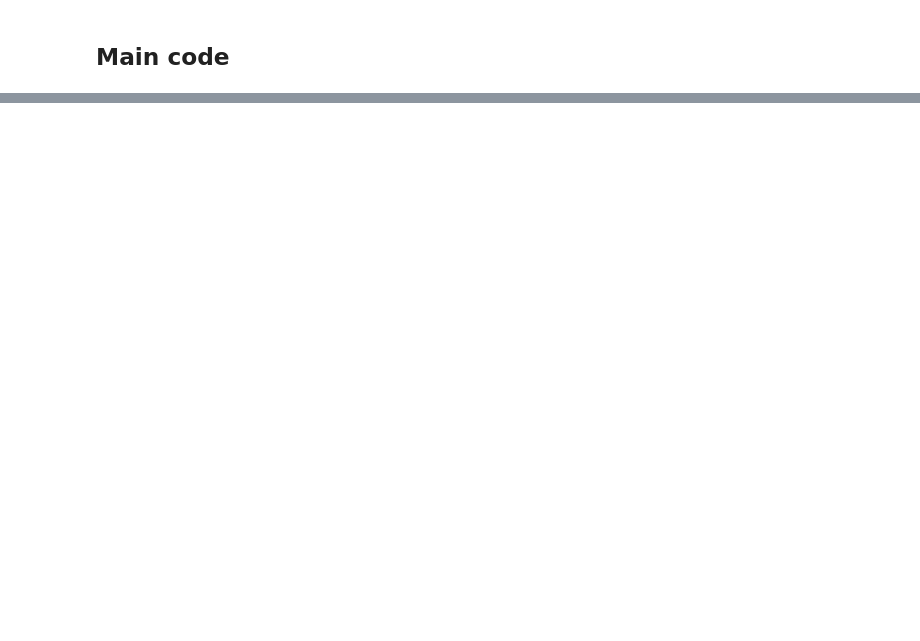
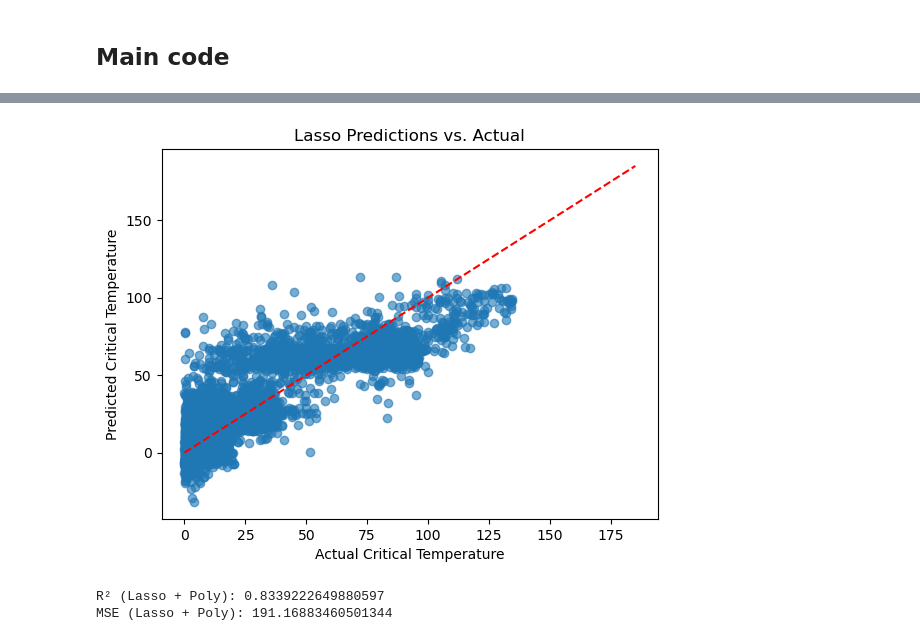
Before and after one commit to tonnesen/Superconductor-ML-regression, a Jupyter notebook: Superconductor data regression.ipynb, the cells around one changed output, grey strips where cells are left out. Drawn from its saved outputs; the diff is of its cells as text; code cells hidden in the pictures; blank space fills up the shorter version.

```diff
--- a/Superconductor data regression.ipynb
+++ b/Superconductor data regression.ipynb
@@ -54,0 +138,26 @@ y = df[target].astype(float) # Targets
+# %%
+plt.scatter(y_test, y_pred, alpha=0.6)
+plt.plot([y.min(), y.max()], [y.min(), y.max()], 'r--')  # y=x reference line
+plt.xlabel("Actual Critical Temperature")
+plt.ylabel("Predicted Critical Temperature")
+plt.title("Lasso Predictions vs. Actual")
+plt.show()
+# %% [output]
+[figure, added]
+# %%
+from sklearn.preprocessing import PolynomialFeatures
+
+poly = PolynomialFeatures(degree=2, include_bias=False)
+X_train_poly = poly.fit_transform(X_train_scaled)
+X_test_poly = poly.transform(X_test_scaled)
+
+lasso_poly = LassoCV(cv=5, random_state=42, max_iter=20000)
+lasso_poly.fit(X_train_poly, y_train)
+
+y_pred_poly = lasso_poly.predict(X_test_poly)
+
+print("R² (Lasso + Poly):", r2_score(y_test, y_pred_poly))
+print("MSE (Lasso + Poly):", mean_squared_error(y_test, y_pred_poly))
+# %% [output]
+R² (Lasso + Poly): 0.8339222649880597
+MSE (Lasso + Poly): 191.16883460501344
```
Also changed, not shown: parts of 8 cells of this notebook.
